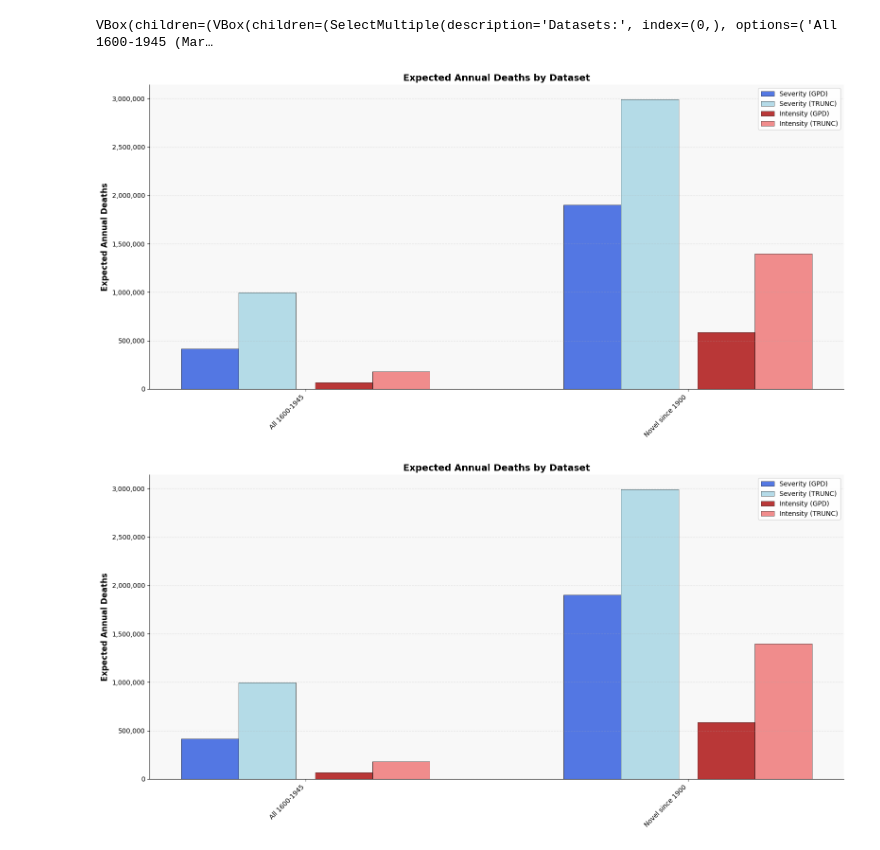
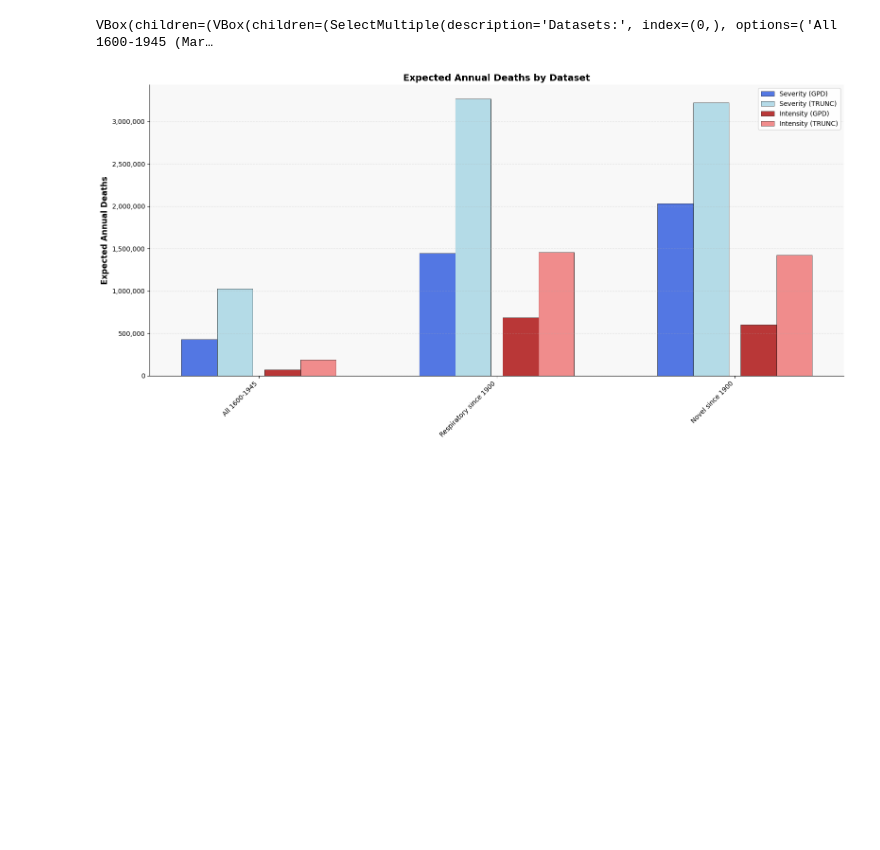
Before and after one commit to DevInnovationLab/pandemic_model_public, a Jupyter notebook: python/notebooks/22 systematic_change_analysis.ipynb, the cells around one changed output. Cells and saved outputs as stored; diff of their text form; code cells hidden in the pictures; blank space fills up the shorter version.

```diff
--- a/python/notebooks/22 systematic_change_analysis.ipynb
+++ b/python/notebooks/22 systematic_change_analysis.ipynb
@@ -461,7 +473,7 @@ def create_mortality_plot(
     use_inverted_covid=False,
     use_extinction_upper=False,
     max_duration=10,
-    n_samples=1e6
+    n_samples=2e6
 ):
     """Creates and displays a plot showing expected annual mortality.
 
@@ -527,7 +539,8 @@ def create_mortality_plot(
                 mevd = mevd_gen(arrival_counts, base_dist)
 
                 # Generate samples
-                mortality_draws = mevd._ppf(death_quantiles, min_x=1e-6, max_x=1e4)
+                mortality_draws = mevd._ppf(death_quantiles, min_x=lower_bound, max_x=1e4,
+                                            max_iter=200, tol=1e-2)
 
                 # Apply upper bounds if selected
                 if use_extinction_upper:
@@ -542,7 +555,9 @@ def create_mortality_plot(
                         lognorm.ppf(duration_quantiles, s, loc=loc, scale=scale),
                         max_duration
                     )
+                    durations = np.round(durations, decimals=0)
                     annual_deaths = mortality_draws * population / durations
+                    annual_deaths[durations == 0] = 0
                 else:
                     annual_deaths = mortality_draws * population
 
@@ -595,8 +610,7 @@ def create_mortality_plot(
     ax.set_facecolor('#f8f8f8')
 
     plt.tight_layout()
-# %%
-create_mortality_plot()
-# %% [output]
-[figure, removed]
-[figure, removed]
+# %%
+create_mortality_plot(selected_dfs=['All 1600-1945 (Marani)', 'Respiratory since 1900', 'Novel since 1900 (Bernstein)'])
+# %% [output]
+[figure, added]
```
Also changed, not shown: parts of 2 cells of this notebook, 1 other file.
